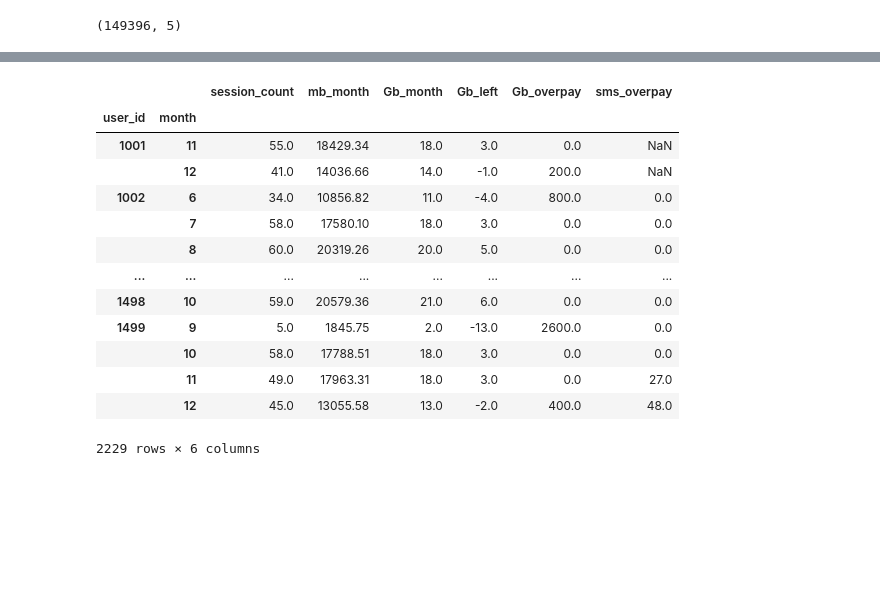
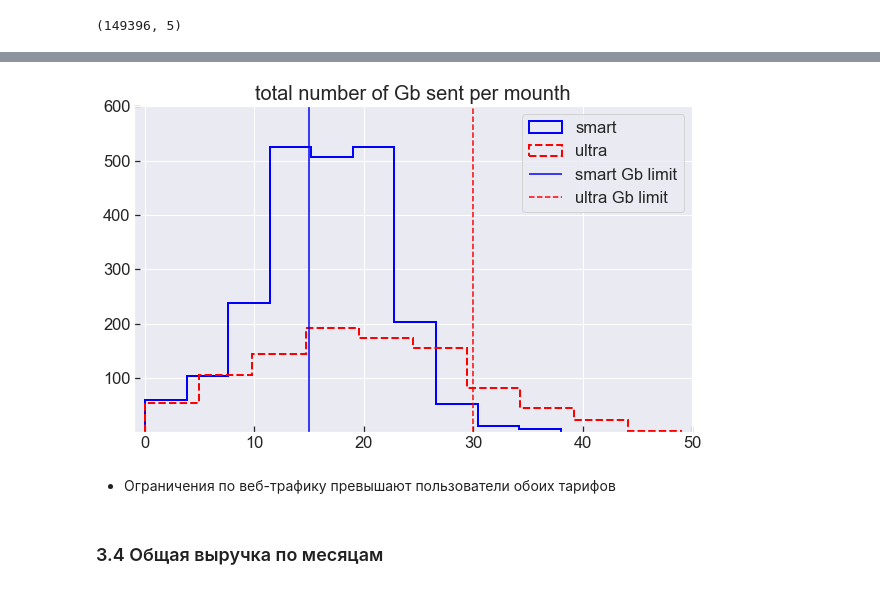
Before and after one commit to mbelveder/praktikum, a Jupyter notebook: 4_megaline/megaline.ipynb, the cells around one changed output, grey strips where cells are left out. Saved outputs shown, nothing was run; the diff lists cells and outputs as text; code cells hidden in the pictures; blank space fills up the shorter version.

```diff
--- a/4_megaline/megaline.ipynb
+++ b/4_megaline/megaline.ipynb
@@ -767,17 +765,0 @@ def web_revenue(tarif_web_df, gb_overpay, gb_limit)
-# %%
-web_stat_df.merge(smart_sms_stat_df['sms_overpay'], left_index=True, right_index=True, how='outer')
-# %% [output]
-|  |  | session_count | mb_month | Gb_month | Gb_left | Gb_overpay | sms_overpay |
-| user_id | month |  |  |  |  |  |  |
-| 1001 | 11 | 55.0 | 18429.34 | 18.0 | 3.0 | 0.0 | NaN |
-|  | 12 | 41.0 | 14036.66 | 14.0 | -1.0 | 200.0 | NaN |
-| 1002 | 6 | 34.0 | 10856.82 | 11.0 | -4.0 | 800.0 | 0.0 |
-|  | 7 | 58.0 | 17580.10 | 18.0 | 3.0 | 0.0 | 0.0 |
-|  | 8 | 60.0 | 20319.26 | 20.0 | 5.0 | 0.0 | 0.0 |
-| ... | ... | ... | ... | ... | ... | ... | ... |
-| 1498 | 10 | 59.0 | 20579.36 | 21.0 | 6.0 | 0.0 | 0.0 |
-| 1499 | 9 | 5.0 | 1845.75 | 2.0 | -13.0 | 2600.0 | 0.0 |
-|  | 10 | 58.0 | 17788.51 | 18.0 | 3.0 | 0.0 | 0.0 |
-|  | 11 | 49.0 | 17963.31 | 18.0 | 3.0 | 0.0 | 27.0 |
-|  | 12 | 45.0 | 13055.58 | 13.0 | -2.0 | 400.0 | 48.0 |
-2229 rows × 6 columns
@@ -786,0 +766,38 @@ ultra_tariff_price = 1950
+# %%
+smart_web_stat_df = web_revenue(tarif_web_df=smart_web_df,
+                                gb_overpay=smart_web_overpay,
+                                gb_limit=smart_web_limit)
+
+ultra_web_stat_df = web_revenue(tarif_web_df=ultra_web_df,
+                                gb_overpay=ultra_web_overpay,
+                                gb_limit=ultra_web_limit)
+# %%
+fig, ax = plt.subplots()
+
+# space = np.linspace(0, 1750, 15)
+
+ax.hist(smart_web_stat_df['Gb_count'], histtype='step',
+        color='blue', lw=2, label='smart')
+ax.hist(ultra_web_stat_df['Gb_count'], histtype='step',
+        color='red', lw=2, ls='--', label='ultra')
+
+ax.set_title('total number of Gb sent per mounth', fontsize=20)
+
+ax.vlines(smart_web_limit, 0, 1e3, color='blue',
+          label='smart Gb limit')
+ax.vlines(ultra_web_limit, 0, 1e3, color='red', ls='--',
+          label='ultra Gb limit')
+
+ax.legend()
+# ax.set_xscale('log')
+
+ax.set_xlim(-1, 50)
+ax.set_ylim(.1, 600)
+
+plt.show()
+# %% [output]
+[figure, added]
+# %% [markdown]
+- Ограничения по веб-трафику превышают пользователи обоих тарифов
+# %% [markdown]
+### 3.4 Общая выручка по месяцам
```
Also changed, not shown: parts of 31 cells of this notebook.
